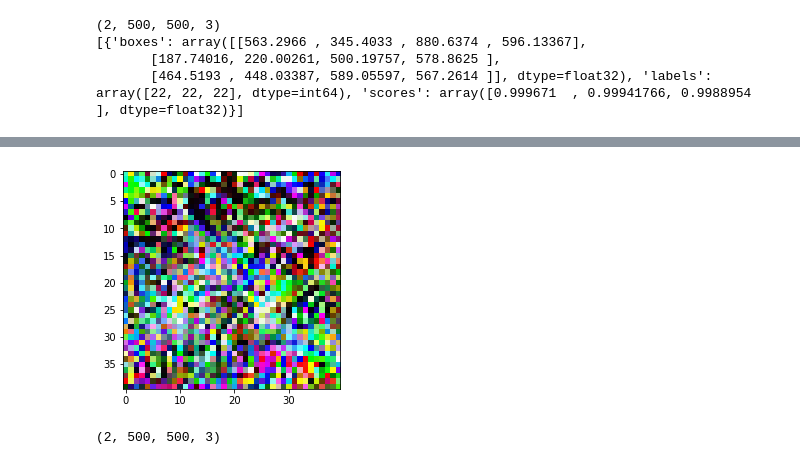
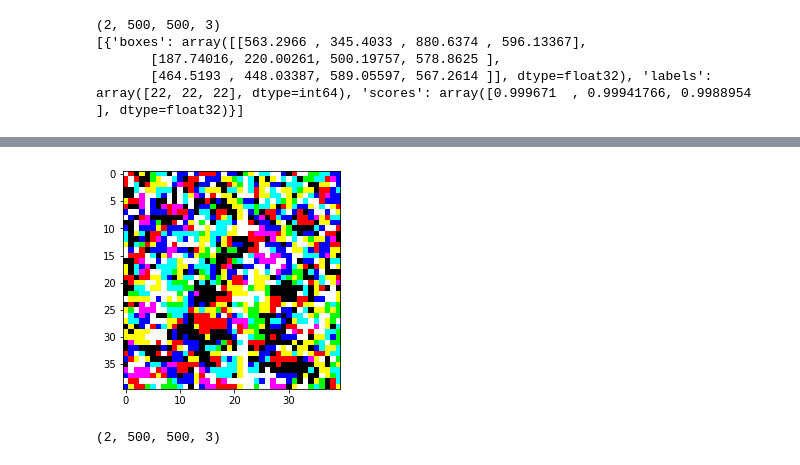
Before and after one commit to prz-ziaja/ART-AGH, a Jupyter notebook: ObjectDetectionWithArt.ipynb, the cells around one changed output, grey strips where cells are left out. Drawn from its saved outputs; the diff is of its cells as text; code cells hidden in the pictures.

```diff
--- a/ObjectDetectionWithArt.ipynb
+++ b/ObjectDetectionWithArt.ipynb
@@ -129,5 +122,5 @@ draw_image_with_boxes("elephant.jpg")
 # %%
-attackDPatch = art.attacks.evasion.DPatch(art_model)
+attackDPatch = art.attacks.evasion.DPatch(art_model, batch_size = 1)
 attackRobustDPatch = art.attacks.evasion.RobustDPatch(art_model)
 # %%
 def make_images_array(dictionary, width,height):
@@ -190,0 +182,3 @@ AttributeError: 'NoneType' object has no attribute 'shape'
+# %%
+print(img_arr.shape)
+mask2 = (np.zeros(images_array.shape[:-1]) == 0)
@@ -191 +187,3 @@ AttributeError: 'NoneType' object has no attribute 'shape'
+# %%
+adv_patch_images = attackDPatch.generate(np.float32(images_array), mask=mask2)
 # %%
@@ -211,8 +193,8 @@ print(adv_patch)
 # %%
-patch_img = Image.fromarray((adv_patch * 255).astype(np.uint8))
-patch_img.save("RobustDPatch.jpg")
+patch_img = Image.fromarray((adv_patch_images).astype(np.uint8))
+patch_img.save("DPatch.jpg")
 plt.imshow(patch_img)
 plt.show()
 # %% [output]
-[figure, old version]
+[figure, new version]
 # %%
```
Also changed, not shown: parts of 16 cells of this notebook, 4 other files.
